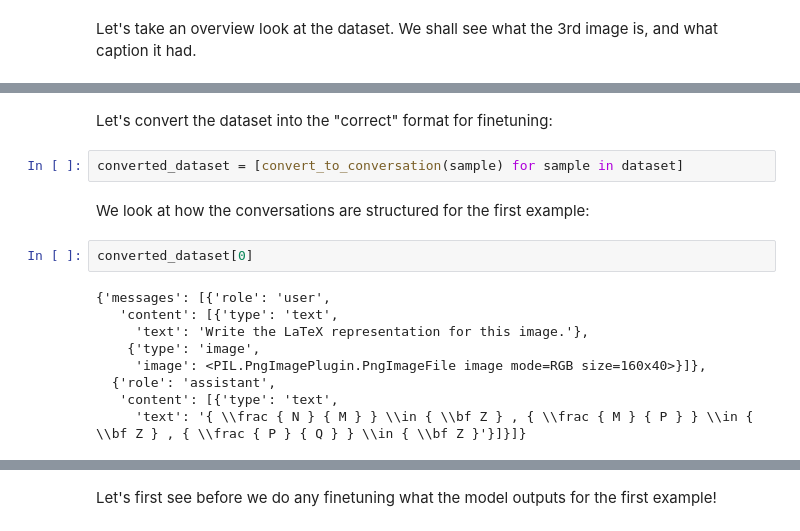
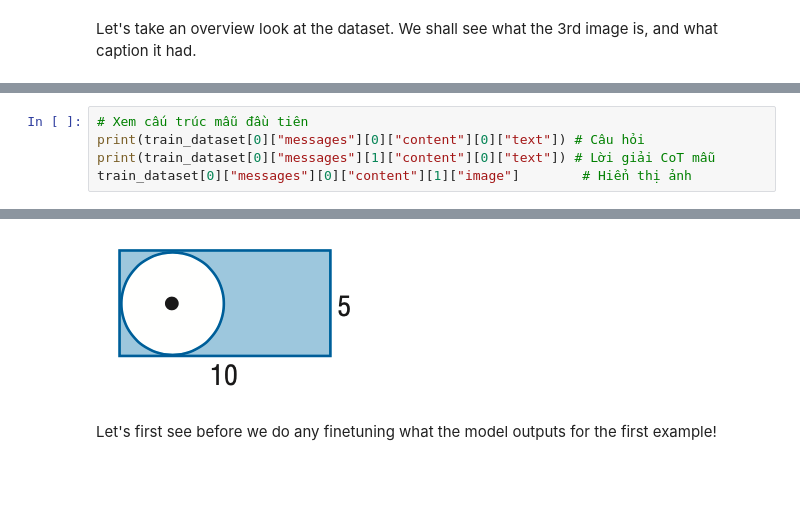
Before and after one commit to tuanduy35399/solve_math_vlm, a Jupyter notebook: Model_Solve_Math_Qwen3_5_(4B)_Vision.ipynb, the cells around one changed output, grey strips where cells are left out. Cells and saved outputs as stored; diff of their text form; blank space fills up the shorter version.

Commit message:
update file train

```diff
--- a/Model_Solve_Math_Qwen3_5_(4B)_Vision.ipynb
+++ b/Model_Solve_Math_Qwen3_5_(4B)_Vision.ipynb
@@ -156,17 +164,6 @@ pass
-# %% [markdown]
-Let's convert the dataset into the "correct" format for finetuning:
-# %%
-converted_dataset = [convert_to_conversation(sample) for sample in dataset]
-# %% [markdown]
-We look at how the conversations are structured for the first example:
-# %%
-converted_dataset[0]
-# %% [output]
-{'messages': [{'role': 'user',
-   'content': [{'type': 'text',
-     'text': 'Write the LaTeX representation for this image.'},
-    {'type': 'image',
-     'image': <PIL.PngImagePlugin.PngImageFile image mode=RGB size=160x40>}]},
-  {'role': 'assistant',
-   'content': [{'type': 'text',
-     'text': '{ \\frac { N } { M } } \\in { \\bf Z } , { \\frac { M } { P } } \\in { \\bf Z } , { \\frac { P } { Q } } \\in { \\bf Z }'}]}]}
+# %%
+# Xem cấu trúc mẫu đầu tiên
+print(train_dataset[0]["messages"][0]["content"][0]["text"]) # Câu hỏi
+print(train_dataset[0]["messages"][1]["content"][0]["text"]) # Lời giải CoT mẫu
+train_dataset[0]["messages"][0]["content"][1]["image"]        # Hiển thị ảnh
+# %% [output]
@@ -173,3 +187,4 @@ converted_dataset[0]
+[figure, added]
 # %% [markdown]
 Let's first see before we do any finetuning what the model outputs for the first example!
 # %%
```
Also changed, not shown: parts of 46 cells of this notebook.
